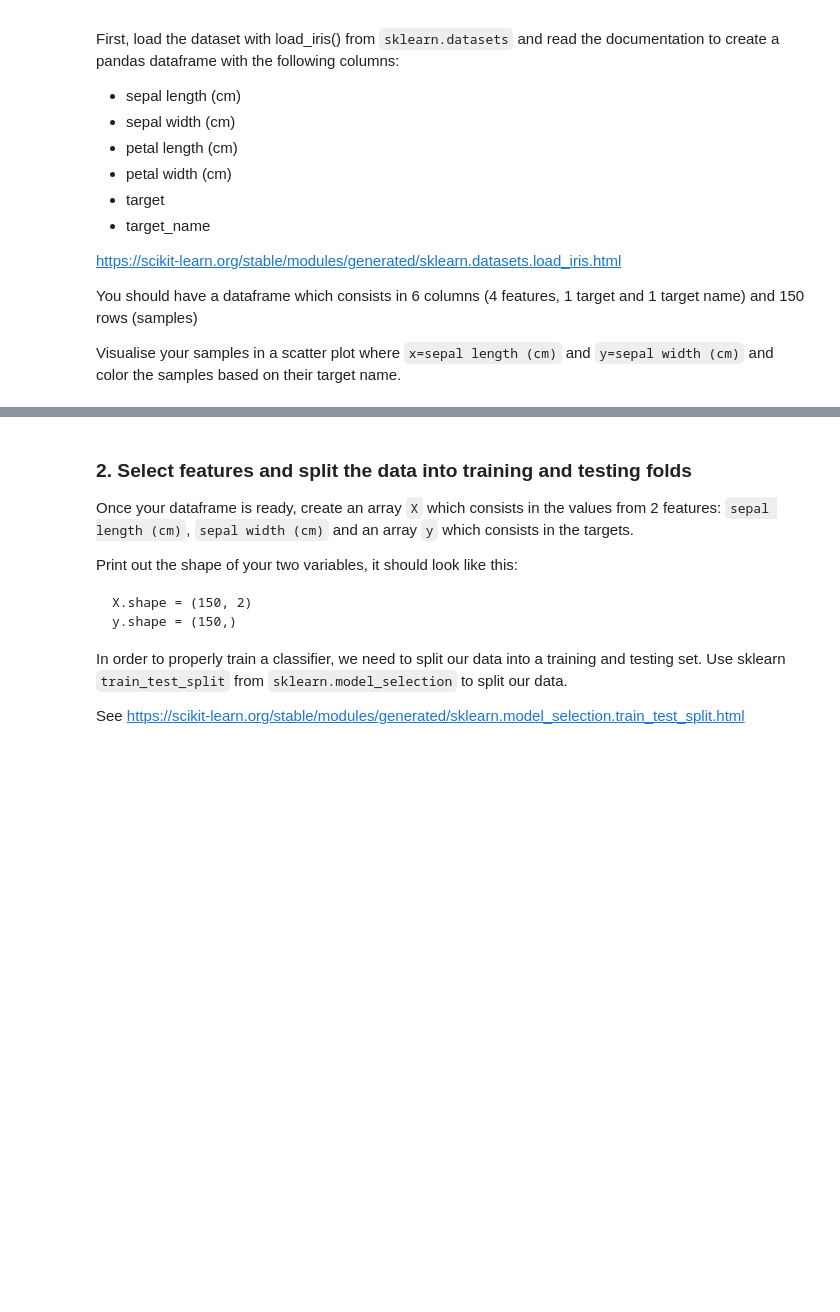
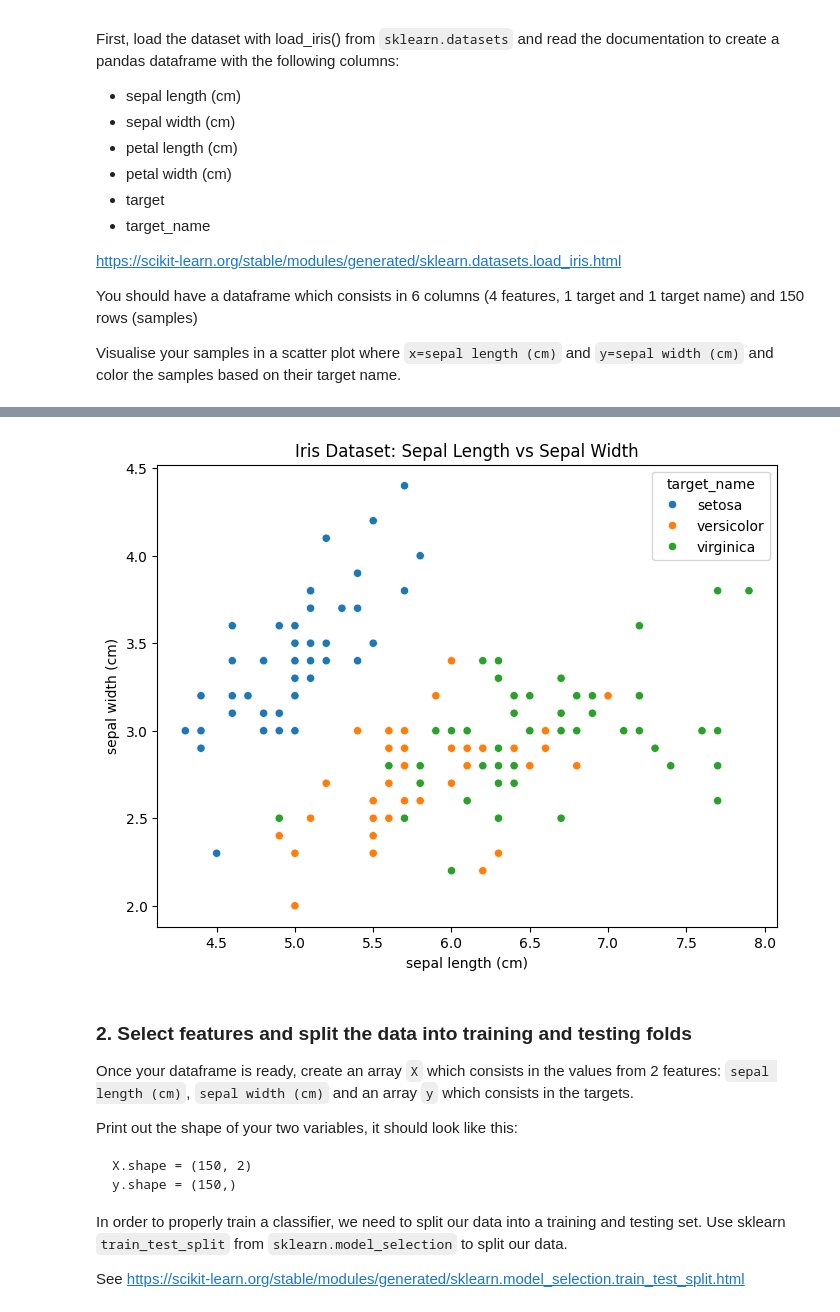
Before and after one commit to felixxthejet/INML_Practicum, a Jupyter notebook: P2.ipynb, the cells around one changed output, grey strips where cells are left out. Cells and saved outputs as stored; diff of their text form; code cells hidden in the pictures; blank space fills up the shorter version.

```diff
--- a/P2.ipynb
+++ b/P2.ipynb
@@ -38,3 +46,16 @@ import seaborn as sns
+# %%
+import seaborn as sns
+import matplotlib.pyplot as plt
+df = pd.DataFrame(data=iris.data, columns=iris.feature_names)
+df['target'] = iris.target
+df['target_name'] = df['target'].map({0: 'setosa', 1: 'versicolor', 2: 'virginica'})
+
+plt.figure(figsize=(8, 6))
+sns.scatterplot(data=df, x='sepal length (cm)', y='sepal width (cm)', hue='target_name')
+plt.title('Iris Dataset: Sepal Length vs Sepal Width')
+plt.show()
+# %% [output]
+[figure, added]
 # %% [markdown]
 ### 2. Select features and split the data into training and testing folds
 
```
Also changed, not shown: parts of 7 cells of this notebook.
